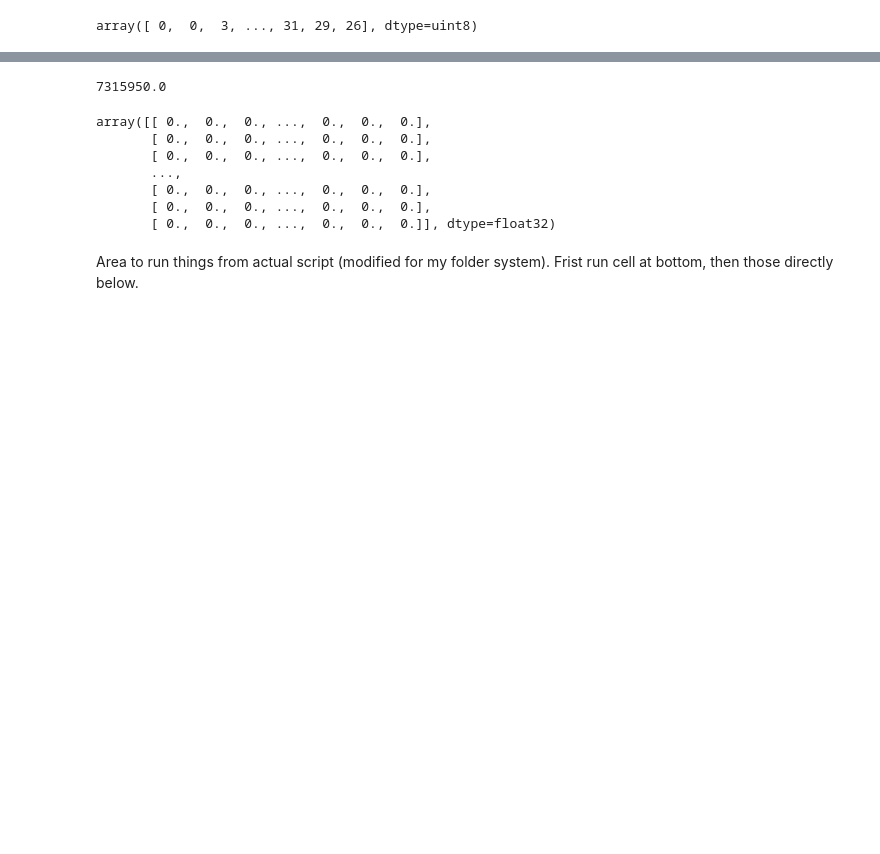
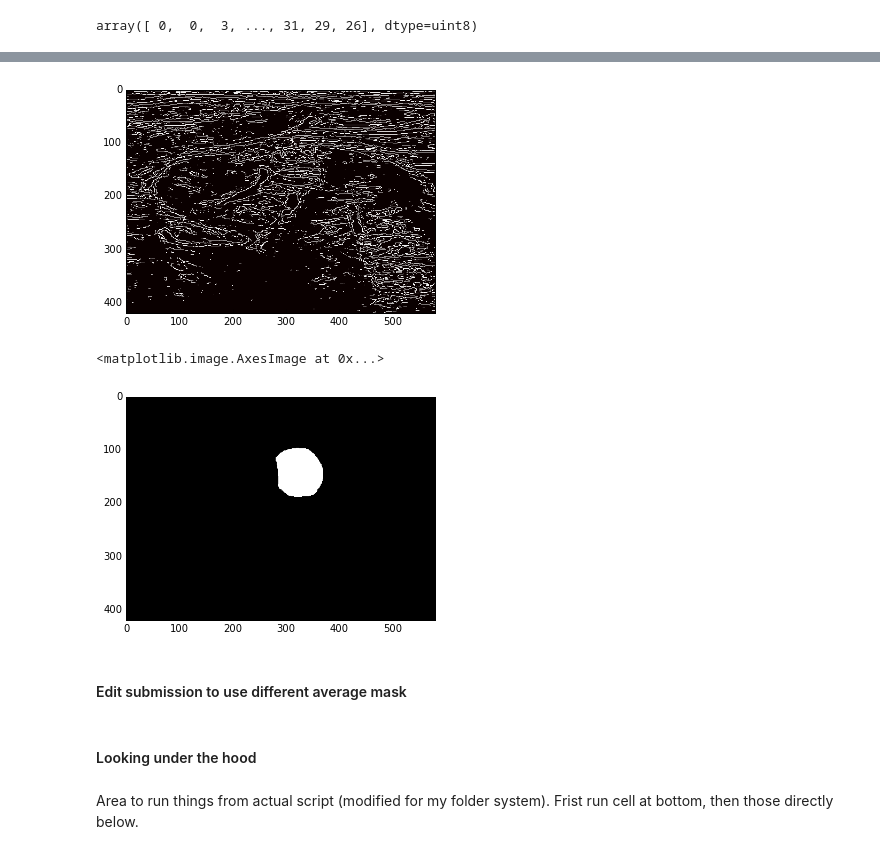
Before and after one commit to agalea91/Kaggle_scripts, a Jupyter notebook: nerve_ultrasound/nerve_hunters.ipynb, the cells around one changed output, grey strips where cells are left out. Saved outputs shown, nothing was run; the diff lists cells and outputs as text; code cells hidden in the pictures; blank space fills up the shorter version.

```diff
--- a/nerve_ultrasound/nerve_hunters.ipynb
+++ b/nerve_ultrasound/nerve_hunters.ipynb
@@ -210,0 +267,17 @@ plt.imshow(overall_mask, cmap='hot')
+# %%
+files = glob.glob(os.path.join('train', '*.tif'))
+files = [f for f in files if 'mask' not in f]
+
+i = 77
+img = cv2.imread(files[i])
+img_mask = cv2.imread(files[i][:-4]+'_mask.tif')
+img = cv2.Canny(img, 100, 100)
+plt.imshow(img, cmap='hot')
+plt.show()
+plt.imshow(img_mask, cmap='hot')
+# %% [output]
+[figure, added]
+<matplotlib.image.AxesImage at 0x...>
+[figure, added]
+# %% [markdown]
+#### Edit submission to use different average mask
@@ -211,4 +308,6 @@ plt.imshow(overall_mask, cmap='hot')
 # %%
+# Get average mask
+
 files = glob.glob(os.path.join('train', '*_mask.tif'))
 average_mask = np.zeros(shape=cv2.imread(files[0], 0).shape,
                         dtype=np.float32)
@@ -216,20 +315,28 @@ for f in files:
     m = cv2.imread(f, 0)
     average_mask += m
 
-average_mask.flatten().sum()
+max_value = average_mask.max()
+koeff = 0.40
+average_mask[average_mask < koeff * max_value] = 0
+average_mask[average_mask >= koeff * max_value] = 255
+
+mask_rle = rle_encode(average_mask)
+
+# Make new submission file
+f1 = open(r"7th submission/submission_0.360.csv", 'r')
+f2 = open(r"7th submission/submission_0.360_4.csv", 'w')
+
+lines = f1.readlines()
+f2.write(lines[0])
+for line in lines[1:]:
+    if line.split(',')[1] == '\n':
+        f2.write(line)
+    else:
+        f2.write(line.split(',')[0]+','+mask_rle+'\n')
+
+f1.close(), f2.close();
-# %% [output]
-7315950.0
-# %%
-
-average_mask
-# %% [output]
-array([[ 0.,  0.,  0., ...,  0.,  0.,  0.],
-       [ 0.,  0.,  0., ...,  0.,  0.,  0.],
-       [ 0.,  0.,  0., ...,  0.,  0.,  0.],
-       ...,
-       [ 0.,  0.,  0., ...,  0.,  0.,  0.],
-       [ 0.,  0.,  0., ...,  0.,  0.,  0.],
-       [ 0.,  0.,  0., ...,  0.,  0.,  0.]], dtype=float32)
+# %% [markdown]
+#### Looking under the hood
 # %%
 np.set_printoptions(precision=2)
 # %% [markdown]
```
Also changed, not shown: parts of 7 cells of this notebook, 1 other file.
